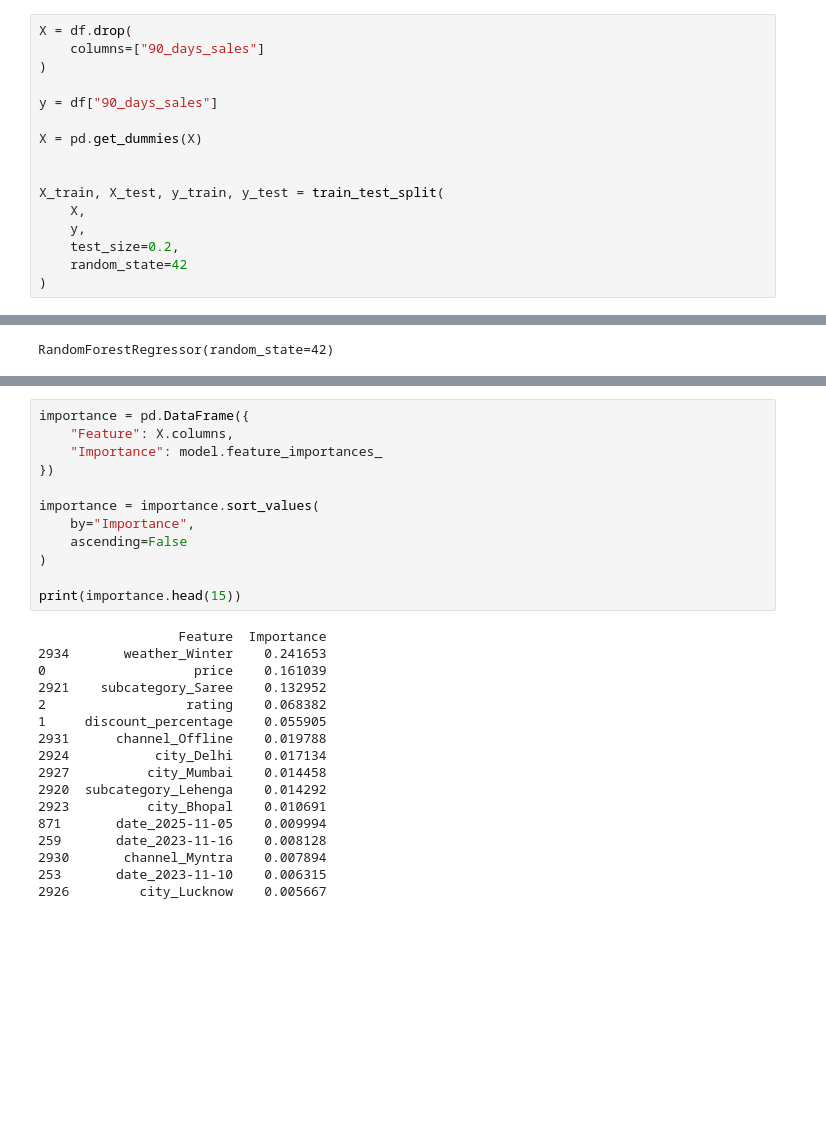
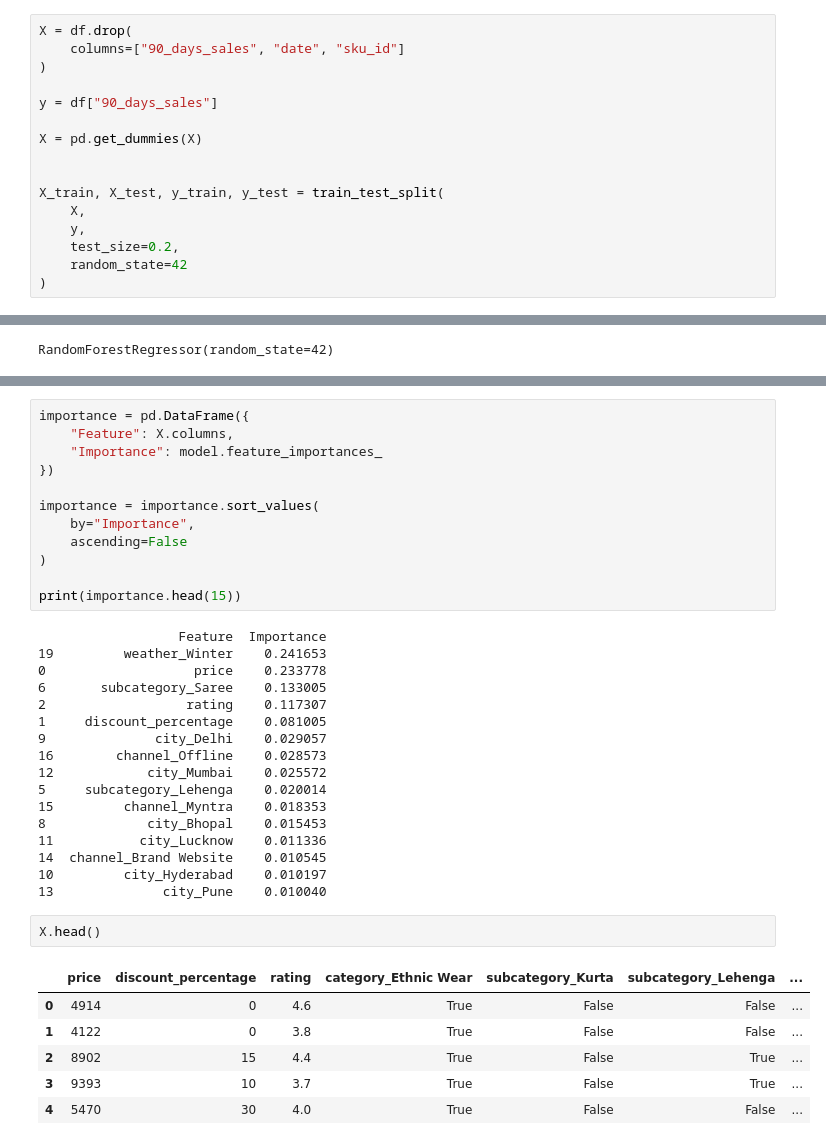
Before and after one commit to PrakhM/DemandSensing, a Jupyter notebook: Notebooks/train.ipynb, the cells around one changed output, grey strips where cells are left out. Drawn from its saved outputs; the diff is of its cells as text; blank space fills up the shorter version.

```diff
--- a/Notebooks/train.ipynb
+++ b/Notebooks/train.ipynb
@@ -51,7 +51,7 @@ df.head()
 | 4 | 2023-07-18 | SKU6514 | Ethnic Wear | Saree | 5470 | 30 | 4.0 | Mumbai | Myntra | ... |
 # %%
 X = df.drop(
-    columns=["90_days_sales"]
+    columns=["90_days_sales", "date", "sku_id"]
 )
 
 y = df["90_days_sales"]
@@ -115,18 +115,27 @@ importance = importance.sort_values(
 print(importance.head(15))
 # %% [output]
                   Feature  Importance
-2934       weather_Winter    0.241653
-0                   price    0.161039
-2921    subcategory_Saree    0.132952
-2                  rating    0.068382
-1     discount_percentage    0.055905
-2931      channel_Offline    0.019788
-2924           city_Delhi    0.017134
-2927          city_Mumbai    0.014458
-2920  subcategory_Lehenga    0.014292
-2923          city_Bhopal    0.010691
-871       date_2025-11-05    0.009994
-259       date_2023-11-16    0.008128
-2930       channel_Myntra    0.007894
-253       date_2023-11-10    0.006315
-2926         city_Lucknow    0.005667
+19         weather_Winter    0.241653
+0                   price    0.233778
+6       subcategory_Saree    0.133005
+2                  rating    0.117307
+1     discount_percentage    0.081005
+9              city_Delhi    0.029057
+16        channel_Offline    0.028573
+12            city_Mumbai    0.025572
+5     subcategory_Lehenga    0.020014
+15         channel_Myntra    0.018353
+8             city_Bhopal    0.015453
+11           city_Lucknow    0.011336
+14  channel_Brand Website    0.010545
+10         city_Hyderabad    0.010197
+13              city_Pune    0.010040
+# %%
+X.head()
+# %% [output]
+|  | price | discount_percentage | rating | category_Ethnic Wear | subcategory_Kurta | subcategory_Lehenga | ... |
+| 0 | 4914 | 0 | 4.6 | True | False | False | ... |
+| 1 | 4122 | 0 | 3.8 | True | False | False | ... |
+| 2 | 8902 | 15 | 4.4 | True | False | True | ... |
+| 3 | 9393 | 10 | 3.7 | True | False | True | ... |
+| 4 | 5470 | 30 | 4.0 | True | False | False | ... |
```
Also changed, not shown: parts of 1 cell of this notebook, 3 other files.
